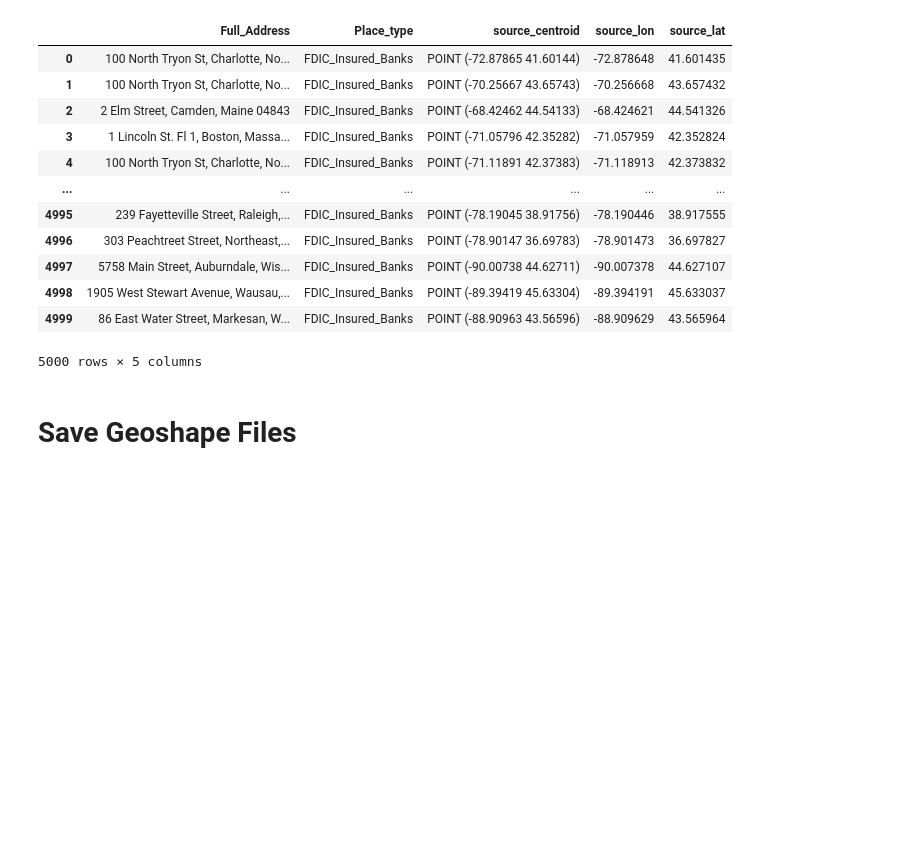
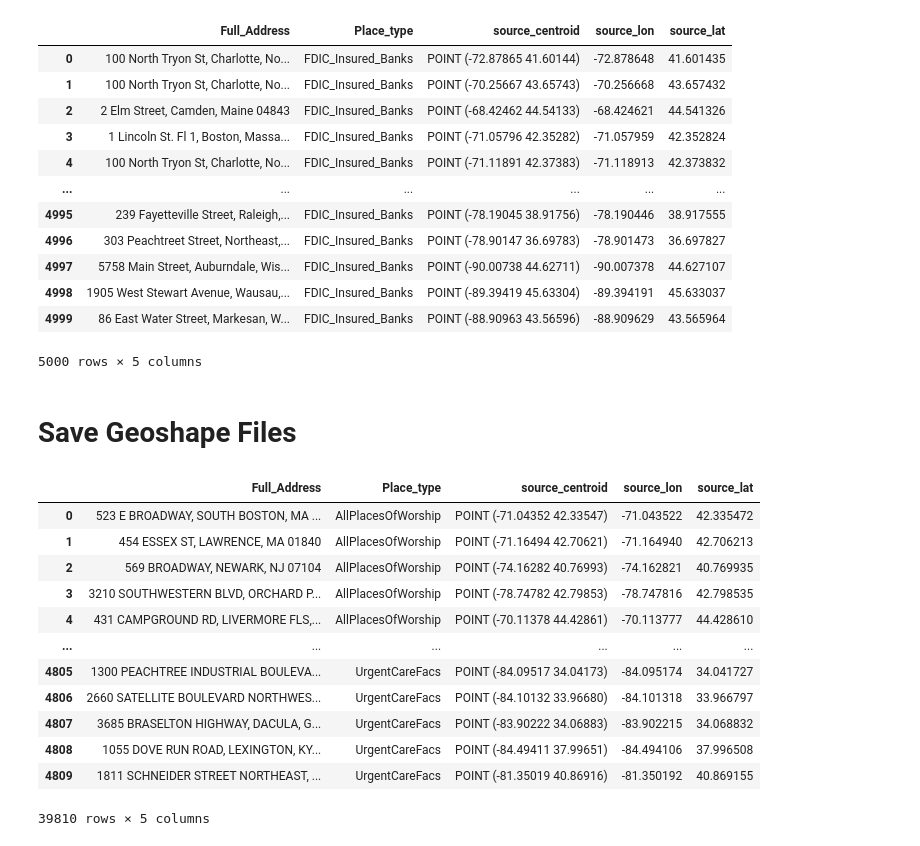
Before and after one commit to brian-cy-chang/UW_Geospatial, a Jupyter notebook: notebooks/calculate_centroid.ipynb, the cells around one changed output. Saved outputs shown, nothing was run; the diff lists cells and outputs as text; code cells hidden in the pictures; blank space fills up the shorter version.

```diff
--- a/notebooks/calculate_centroid.ipynb
+++ b/notebooks/calculate_centroid.ipynb
@@ -155,7 +165,16 @@ def full_address(df):
     elif ('STREET' not in df.columns) and ('ADDRESS' not in df.columns):
         addr_col = 'STD_ADDR_B'
 
-    df['Full_Address'] = df[[addr_col, 'CITY', state_col]].fillna('NaN').agg(', '.join, axis=1) + ' ' + df[zip_col].astype('str')
+    # add 0 to zip code if only 4 digits
+    df['zip'] = df[zip_col].astype('str')
+    df['zip'] = df['zip'].apply(lambda x: '0' + x if len(x) <5 else x)
+
+    df[addr_col] = df[addr_col].astype('str')
+    df['CITY'] = df['CITY'].astype('str')
+    df[state_col] = df[state_col].astype('str')
+
+    df['Full_Address'] = df[[addr_col, 'CITY', state_col]].fillna('NaN').agg(', '.join, axis=1) + ' ' + df['zip']
+    df['Full_Address'] = df['Full_Address'].astype('str')
 
     return df
 # %%
@@ -321,3 +336,20 @@ save_dir = os.path.join(abs_path, 'output/HIFLD/centroids')
 create_dir(save_dir)
 
 save_shp(dict_centroid, save_dir)
+# %%
+gpd_concat = pd.concat([dict_centroid[fname] for fname in dict_centroid])
+gpd_concat
+# %% [output]
+|  | Full_Address | Place_type | source_centroid | source_lon | source_lat |
+| 0 | 523 E BROADWAY, SOUTH BOSTON, MA ... | AllPlacesOfWorship | POINT (-71.04352 42.33547) | -71.043522 | 42.335472 |
+| 1 | 454 ESSEX ST, LAWRENCE, MA 01840 | AllPlacesOfWorship | POINT (-71.16494 42.70621) | -71.164940 | 42.706213 |
+| 2 | 569 BROADWAY, NEWARK, NJ 07104 | AllPlacesOfWorship | POINT (-74.16282 40.76993) | -74.162821 | 40.769935 |
+| 3 | 3210 SOUTHWESTERN BLVD, ORCHARD P... | AllPlacesOfWorship | POINT (-78.74782 42.79853) | -78.747816 | 42.798535 |
+| 4 | 431 CAMPGROUND RD, LIVERMORE FLS,... | AllPlacesOfWorship | POINT (-70.11378 44.42861) | -70.113777 | 44.428610 |
+| ... | ... | ... | ... | ... | ... |
+| 4805 | 1300 PEACHTREE INDUSTRIAL BOULEVA... | UrgentCareFacs | POINT (-84.09517 34.04173) | -84.095174 | 34.041727 |
+| 4806 | 2660 SATELLITE BOULEVARD NORTHWES... | UrgentCareFacs | POINT (-84.10132 33.96680) | -84.101318 | 33.966797 |
+| 4807 | 3685 BRASELTON HIGHWAY, DACULA, G... | UrgentCareFacs | POINT (-83.90222 34.06883) | -83.902215 | 34.068832 |
+| 4808 | 1055 DOVE RUN ROAD, LEXINGTON, KY... | UrgentCareFacs | POINT (-84.49411 37.99651) | -84.494106 | 37.996508 |
+| 4809 | 1811 SCHNEIDER STREET NORTHEAST, ... | UrgentCareFacs | POINT (-81.35019 40.86916) | -81.350192 | 40.869155 |
+39810 rows × 5 columns
```
Also changed, not shown: parts of 5 cells of this notebook, 1 other file.
